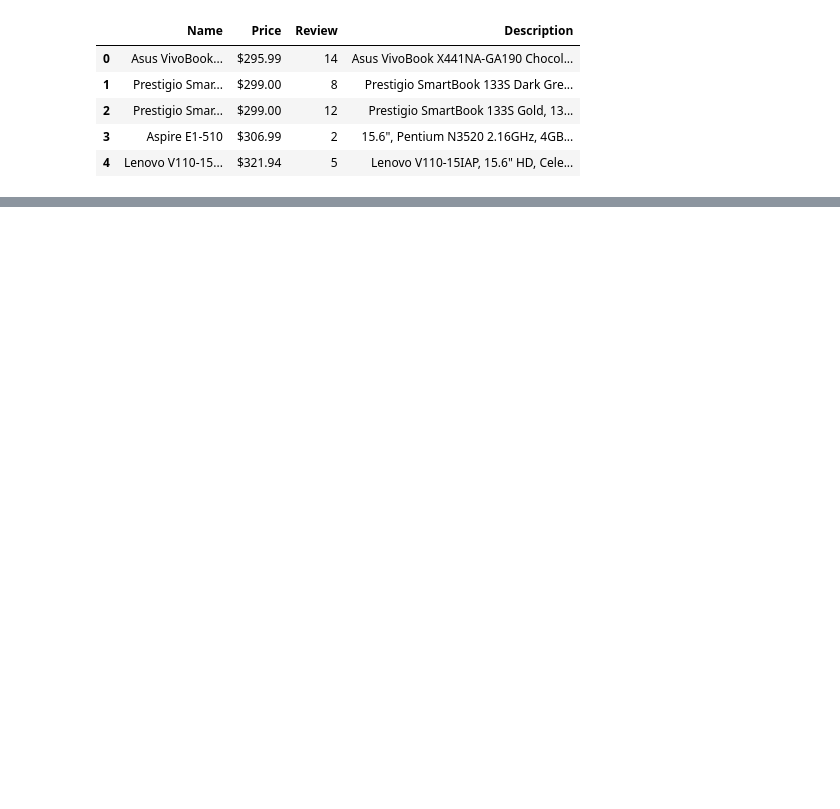
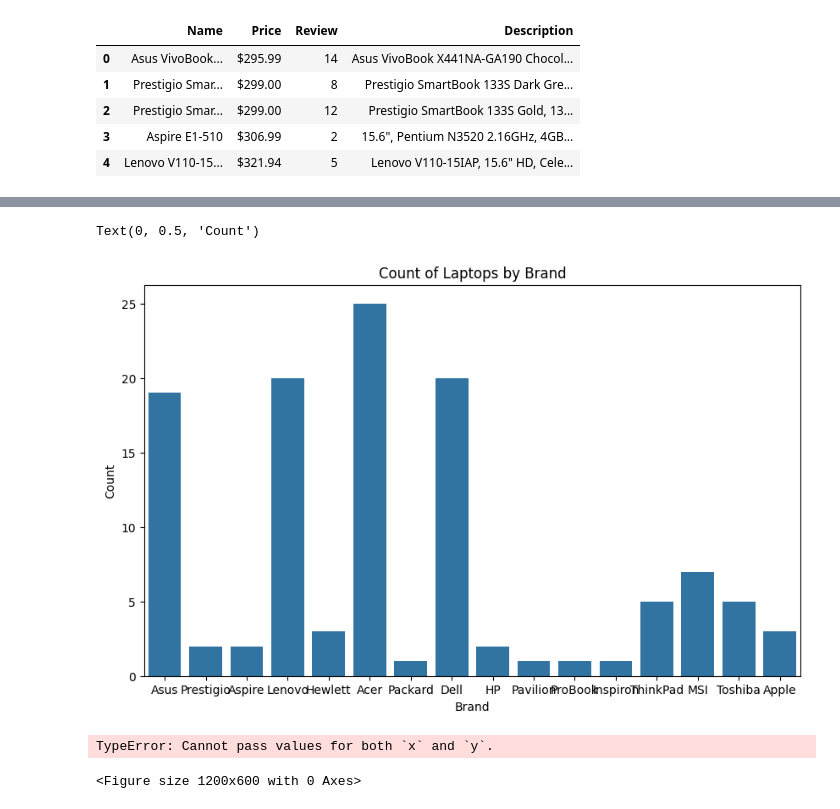
Before and after one commit to ShivendraSahu22/PROJECTS, a Jupyter notebook: MACHINE LEARNING/PROJECT ML/LAPTOP PRICE PREDICTION/laptop-p-p.ipynb, the cells around one changed output, grey strips where cells are left out. Cells and saved outputs as stored; diff of their text form; code cells hidden in the pictures; blank space fills up the shorter version.

```diff
--- a/MACHINE LEARNING/PROJECT ML/LAPTOP PRICE PREDICTION/laptop-p-p.ipynb
+++ b/MACHINE LEARNING/PROJECT ML/LAPTOP PRICE PREDICTION/laptop-p-p.ipynb
@@ -91,0 +76,26 @@ KeyError: "['Storage_GB'] not in index"
+# %%
+plt.figure(figsize=(10, 6))
+sns.countplot(x="Brand", data=df)
+plt.title("Count of Laptops by Brand")
+plt.xlabel("Brand")
+plt.ylabel("Count")
+# %% [output]
+Text(0, 0.5, 'Count')
+[figure, added]
+# %%
+plt.figure(figsize=(12, 6))
+plt.figure(figsize=(12, 6))
+sns.boxplot(x="Brand", y="Price", data=df)
+plt.title("Boxplot of Laptop Prices by Brand")
+plt.xlabel("Brand")
+plt.ylabel("Price")
+plt.xticks(rotation=45)
+plt.show()
+plt.title("Boxplot of Laptop Prices by Brand")
+plt.xlabel("Brand")
+plt.ylabel("Price")
+plt.xticks(rotation=45)
+plt.show()
+# %% [output]
+TypeError: Cannot pass values for both `x` and `y`.
+<Figure size 1200x600 with 0 Axes>
```
Also changed, not shown: parts of 20 cells of this notebook.
